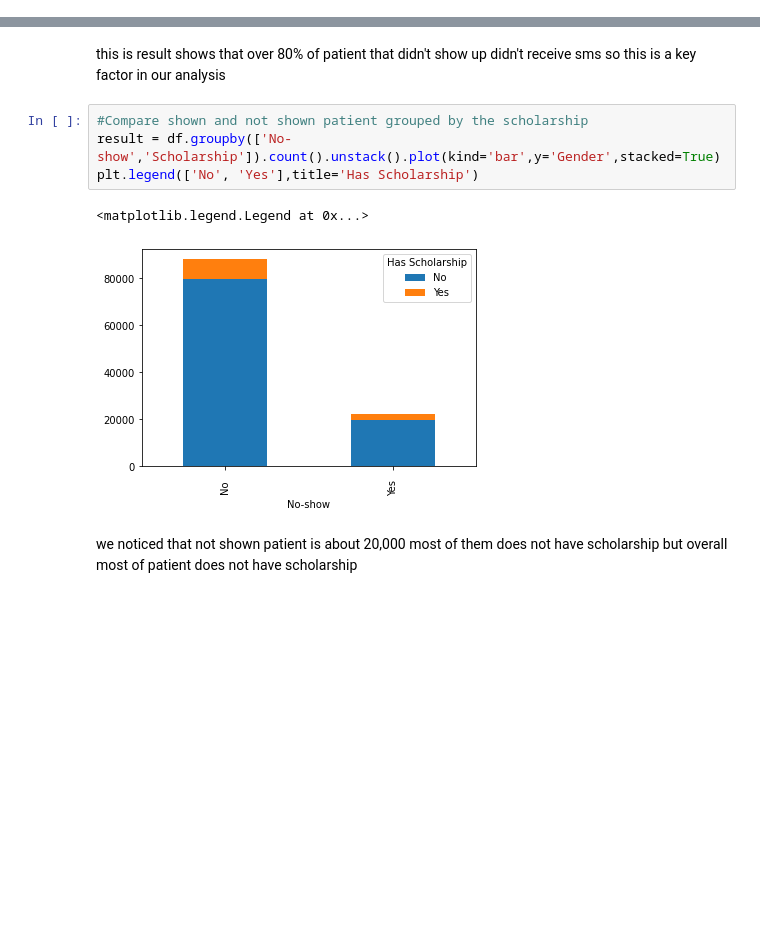
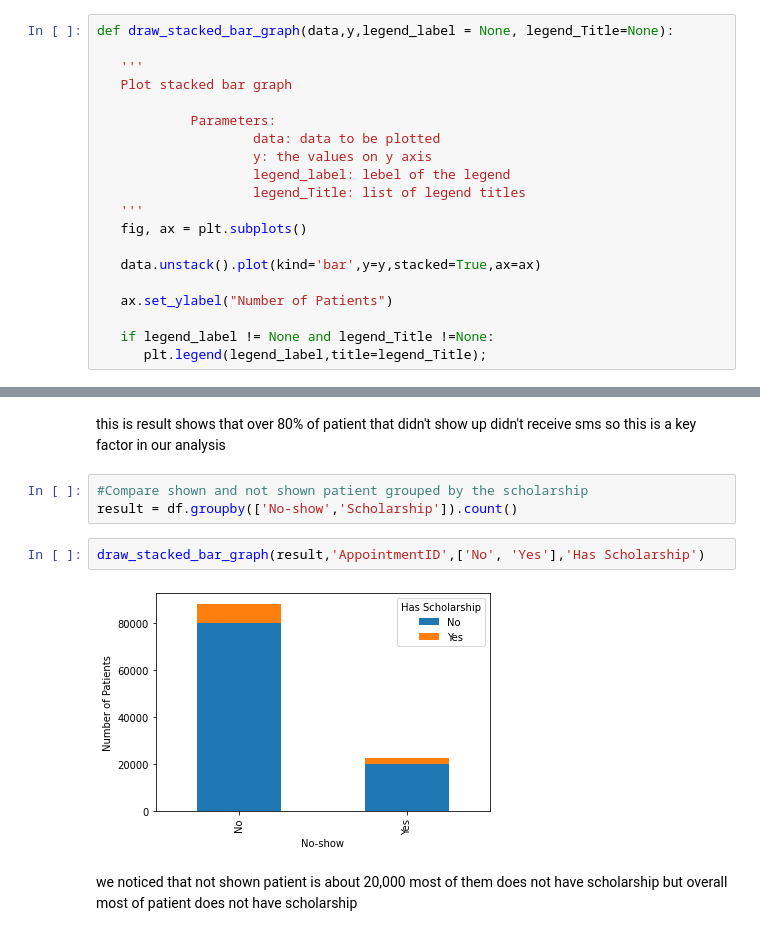
Before and after one commit to tamermohamed/Data-Exploration, a Jupyter notebook: Investigate_a_Dataset.ipynb, the cells around one changed output, grey strips where cells are left out. Cells and saved outputs as stored; diff of their text form; blank space fills up the shorter version.

```diff
--- a/Investigate_a_Dataset.ipynb
+++ b/Investigate_a_Dataset.ipynb
@@ -160,3 +223,23 @@ in this section we will try to answer our main question why people didn't show u
+# %%
+def draw_stacked_bar_graph(data,y,legend_label = None, legend_Title=None):
+
+   '''
+   Plot stacked bar graph
+
+            Parameters:
+                    data: data to be plotted
+                    y: the values on y axis
+                    legend_label: lebel of the legend
+                    legend_Title: list of legend titles
+   '''
+   fig, ax = plt.subplots()
+
+   data.unstack().plot(kind='bar',y=y,stacked=True,ax=ax)
+
+   ax.set_ylabel("Number of Patients")
+
+   if legend_label != None and legend_Title !=None:
+      plt.legend(legend_label,title=legend_Title);
 # %% [markdown]
 ### Is the scholarship of the paitent have influence on attend the appointment
 # %%
@@ -181,11 +254,11 @@ plt.ylabel("Percent of Patient didn't shown");
 this is result shows that over 80% of patient that didn't show up didn't receive sms so this is a key factor in our analysis
 # %%
 #Compare shown and not shown patient grouped by the scholarship
-result = df.groupby(['No-show','Scholarship']).count().unstack().plot(kind='bar',y='Gender',stacked=True)
-plt.legend(['No', 'Yes'],title='Has Scholarship')
+result = df.groupby(['No-show','Scholarship']).count()
-# %% [output]
-<matplotlib.legend.Legend at 0x...>
-[figure, removed]
+# %%
+draw_stacked_bar_graph(result,'AppointmentID',['No', 'Yes'],'Has Scholarship')
+# %% [output]
+[figure, added]
 # %% [markdown]
 we noticed that not shown patient is about 20,000 most of them does not have scholarship but overall most of patient does not have scholarship
 # %% [markdown]
```
Also changed, not shown: parts of 25 cells of this notebook.
